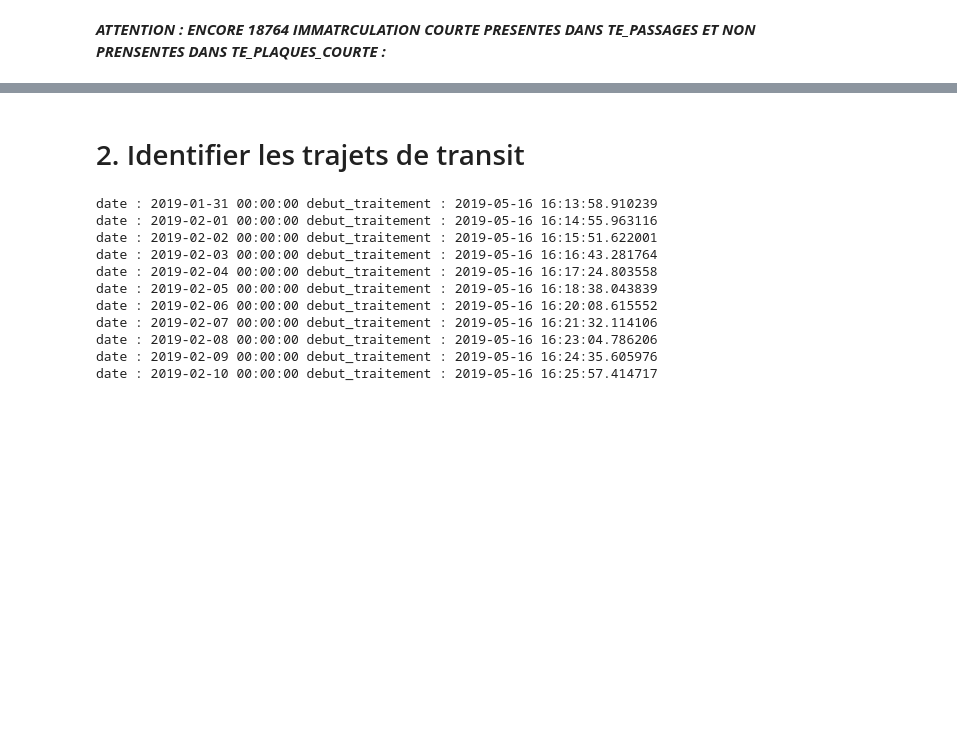
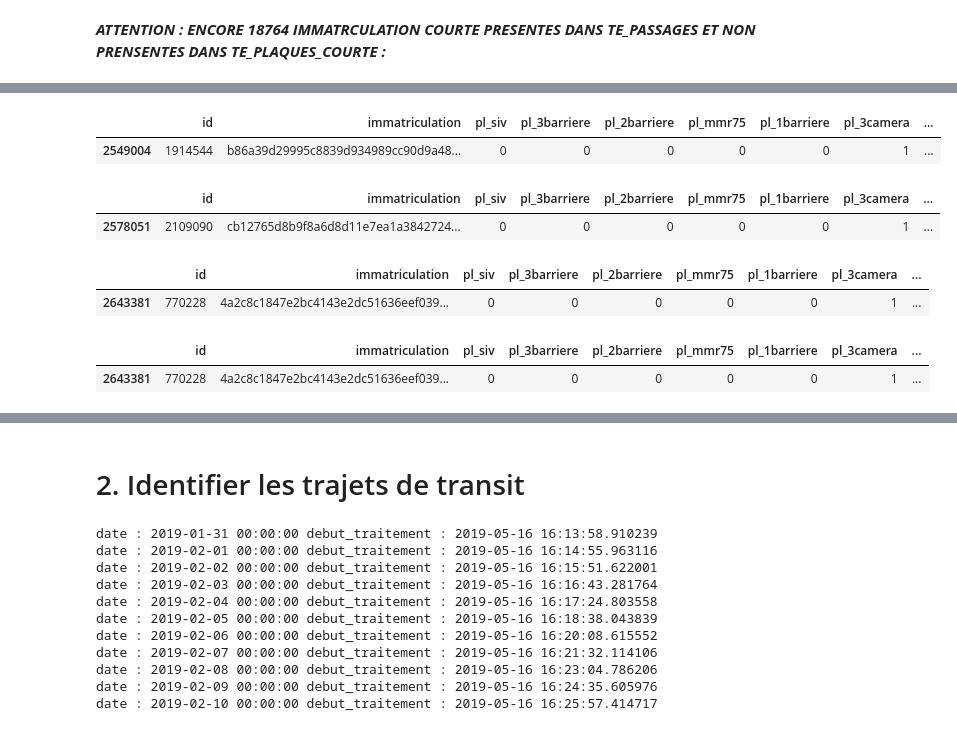
Before and after one commit to nantodevison/lapi, a Jupyter notebook: Carto_Lapi/Analyse/Donnees_postraitees.ipynb, the cells around one changed output, grey strips where cells are left out. Cells and saved outputs as stored; diff of their text form; code cells hidden in the pictures; blank space fills up the shorter version.

```diff
--- a/Carto_Lapi/Analyse/Donnees_postraitees.ipynb
+++ b/Carto_Lapi/Analyse/Donnees_postraitees.ipynb
@@ -70,0 +67,24 @@ df_passages2.loc[df_passages2['l']==-1]#.head(50000).to_csv(
+# %%
+#premier exemple : cas de vl_total et vul_total rempli : il faut modifier la condition et ne pas interroger les attributs _total mais bien les attributs source
+df_immat.loc[df_immat['immatriculation']=='b86a39d29995c8839d934989cc90d9a48f114ca4']
+# %% [output]
+|  | id | immatriculation | pl_siv | pl_3barriere | pl_2barriere | pl_mmr75 | pl_1barriere | pl_3camera | ... |
+| 2549004 | 1914544 | b86a39d29995c8839d934989cc90d9a48... | 0 | 0 | 0 | 0 | 0 | 1 | ... |
+# %%
+#deuxieme exemple : cas de aucun attributs rempli : on laisse à -1
+df_immat.loc[df_immat['immatriculation']=='cb12765d8b9f8a6d8d11e7ea1a384272466c2324']
+# %% [output]
+|  | id | immatriculation | pl_siv | pl_3barriere | pl_2barriere | pl_mmr75 | pl_1barriere | pl_3camera | ... |
+| 2578051 | 2109090 | cb12765d8b9f8a6d8d11e7ea1a3842724... | 0 | 0 | 0 | 0 | 0 | 1 | ... |
+# %%
+#3eme exemple : cas de vl_total et vul_total rempli : véhicules étranger passés de nuit
+df_immat.loc[df_immat['immatriculation']=='4a2c8c1847e2bc4143e2dc51636eef039182203c']
+# %% [output]
+|  | id | immatriculation | pl_siv | pl_3barriere | pl_2barriere | pl_mmr75 | pl_1barriere | pl_3camera | ... |
+| 2643381 | 770228 | 4a2c8c1847e2bc4143e2dc51636eef039... | 0 | 0 | 0 | 0 | 0 | 1 | ... |
+# %%
+#4eme exemple : cas de 9l_total et vul_total rempli : véhicules étranger passés de nuit
+df_immat.loc[df_immat['immatriculation']=='4a2c8c1847e2bc4143e2dc51636eef039182203c']
+# %% [output]
+|  | id | immatriculation | pl_siv | pl_3barriere | pl_2barriere | pl_mmr75 | pl_1barriere | pl_3camera | ... |
+| 2643381 | 770228 | 4a2c8c1847e2bc4143e2dc51636eef039... | 0 | 0 | 0 | 0 | 0 | 1 | ... |
```
Also changed, not shown: parts of 31 cells of this notebook, 1 other file.
